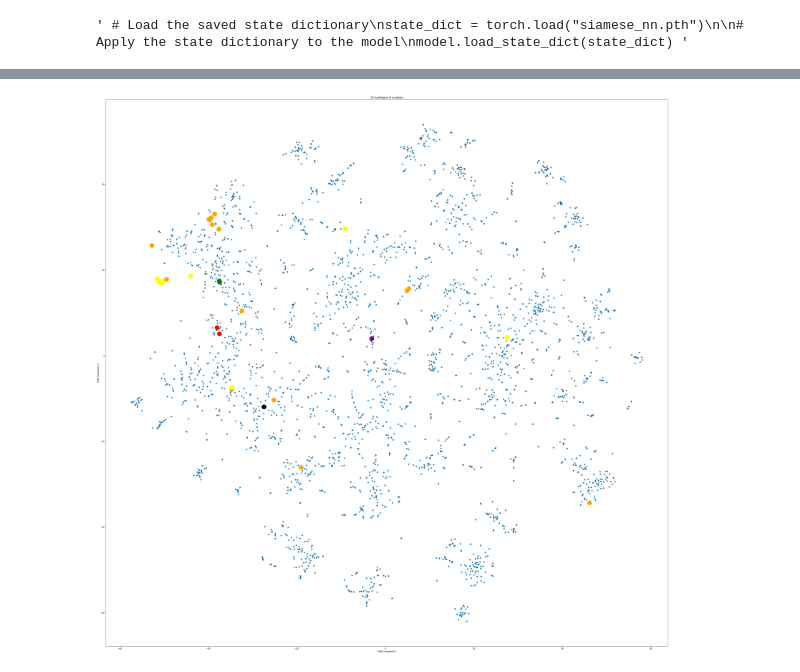
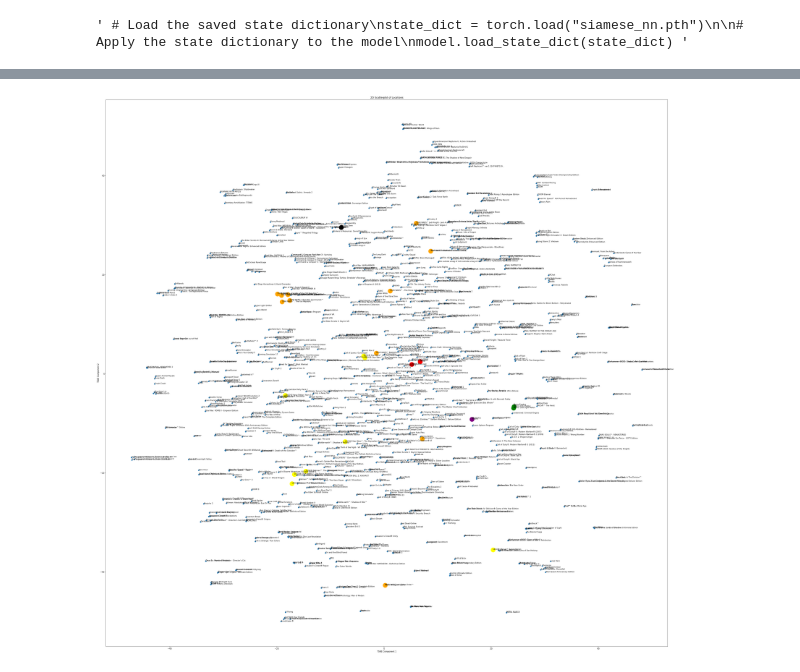
Before and after one commit to Lars-Janssen/Game-map, a Jupyter notebook: network.ipynb, the cells around one changed output, grey strips where cells are left out. Drawn from its saved outputs; the diff is of its cells as text; code cells hidden in the pictures.

```diff
--- a/network.ipynb
+++ b/network.ipynb
@@ -21,0 +37,4 @@ unique_pairs = unique_pairs[(unique_pairs["app_1_recommended"] >= minimum) & (un
+# %%
+minimum = 0
+unique_pairs = unique_pairs[unique_pairs["common_recommended"] >= minimum]
+len(unique_pairs)
@@ -22,9 +43,16 @@ unique_pairs = unique_pairs[(unique_pairs["app_1_recommended"] >= minimum) & (un
 # %%
-# Define sigmoid function for smooth transition
+""" # Define sigmoid function for smooth transition
 def compute_label(pmi, k=3):
         return 1 / (1 + np.exp(-k * (pmi + 12)))  # Smooth transition
 
 # Apply the function
-unique_pairs["label"] = unique_pairs["pmi"].apply(lambda p: compute_label(p, k=1))
+unique_pairs["label"] = unique_pairs["pmi"].apply(lambda p: compute_label(p, k=1.0))
+"""
+
+#unique_pairs["label"] = np.minimum(np.exp(1/4 * (unique_pairs["pmi"] + 0)), 1)
+
+unique_pairs["label"] = unique_pairs["pmi"] >= -0.1
+
+#unique_pairs["label"] = np.minimum(np.maximum(0.25 * (unique_pairs["pmi"] + 5), 0), 1)
 # %%
 unique_pairs = unique_pairs.reset_index(drop=True)
@@ -31,8 +63,8 @@ unique_pairs = unique_pairs.reset_index(drop=True)
 # %%
 # Count occurrences of "True" label for each app_id_1 and app_id_2
 true_counts = pd.concat([
-    unique_pairs.loc[unique_pairs["label"] > 0.75, "app_id_1"],
-    unique_pairs.loc[unique_pairs["label"] > 0.75, "app_id_2"]
+    unique_pairs.loc[unique_pairs["label"] > 0.5, "app_id_1"],
+    unique_pairs.loc[unique_pairs["label"] > 0.5, "app_id_2"]
 ]).value_counts()
 
 # Get app IDs that appear in at least 'n' rows where label is True
@@ -51,3 +81,5 @@ print(len(valid_apps), len(filtered_df))
+# %%
+unique_pairs = filtered_df
 # %%
 games = pd.concat([
     unique_pairs[['app_id_1', 'title_1']].rename(columns={'app_id_1': 'app_id', 'title_1': 'title'}),
@@ -255,8 +271,8 @@ games["location_2d"] = list(tsne.fit_transform(locations_array))
 plt.figure(figsize=(50, 50))
 plt.scatter(games["location_2d"].apply(lambda x: x[0]), games["location_2d"].apply(lambda x: x[1]))
 
-""" for i, row in games.iterrows():
-    plt.text(row["location_2d"][0], row["location_2d"][1], str(row["title"]), fontsize=9) """
+for i, row in games.iterrows():
+    plt.text(row["location_2d"][0], row["location_2d"][1], str(row["title"]), fontsize=9)
 
 
 for i, row in games.iterrows():
@@ -271,34 +287,34 @@ for i, row in games.iterrows():
         plt.scatter(x, y, color='red', s=500)  # Larger and red dot
     if str(row["title"]) == "Portal 2":
         x, y = row["location_2d"][0], row["location_2d"][1]
         plt.scatter(x, y, color='red', s=500)  # Larger and red dot
     if str(row["title"]) == "Metro 2033 Redux":
         x, y = row["location_2d"][0], row["location_2d"][1]
         plt.scatter(x, y, color='green', s=500)  # Larger and green dot
     if str(row["title"]) == "Metro: Last Light Redux":
         x, y = row["location_2d"][0], row["location_2d"][1]
         plt.scatter(x, y, color='green', s=500)  # Larger and green dot
     if str(row["title"]) in list(games[games["title"].str.startswith("LEGO", na=False)]["title"]):
         x, y = row["location_2d"][0], row["location_2d"][1]
         plt.scatter(x, y, color='yellow', s=500)  # Larger and yellow dot
     if str(row["title"]) in list(games[games["title"].str.startswith("STAR WARS", na=False)]["title"]):
         x, y = row["location_2d"][0], row["location_2d"][1]
         plt.scatter(x, y, color='orange', s=500)  # Larger and orange dot
 
 """ for i, row in games.iterrows():
     if row["app_id"] in result:
         x, y = row["location_2d"][0], row["location_2d"][1]
         plt.scatter(x, y, color='purple', s=500)  # Larger and purple dot
     if str(row["title"]) == "Factorio":
         x, y = row["location_2d"][0], row["location_2d"][1]
         plt.scatter(x, y, color='yellow', s=500)  # Larger and purple dot """
 
 plt.xlabel("TSNE Component 1")
 plt.ylabel("TSNE Component 2")
 plt.title("2D Scatterplot of Locations")
 plt.show()
 # %% [output]
-[figure, old version]
+[figure, new version]
 # %%
 games.to_csv("filtered_archive/games_locations.csv")
 # %%
```
Also changed, not shown: parts of 16 cells of this notebook, 7 other files.
